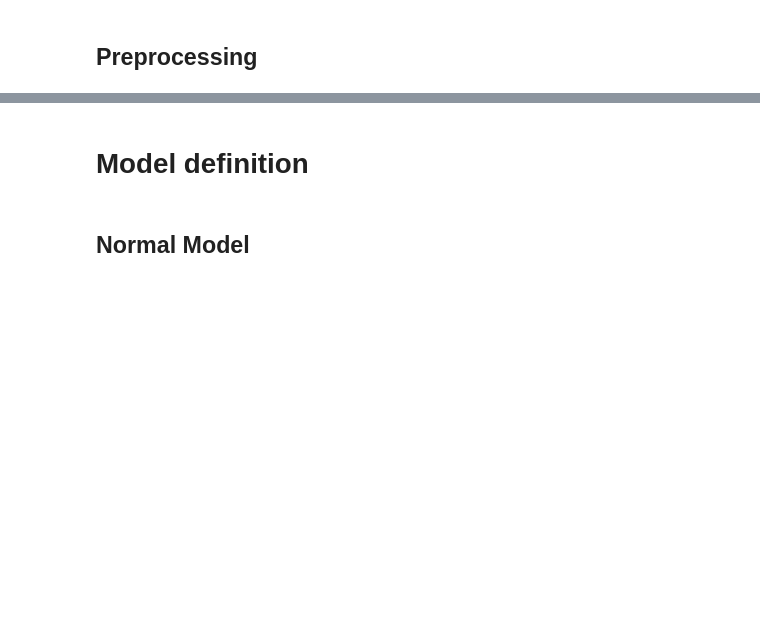
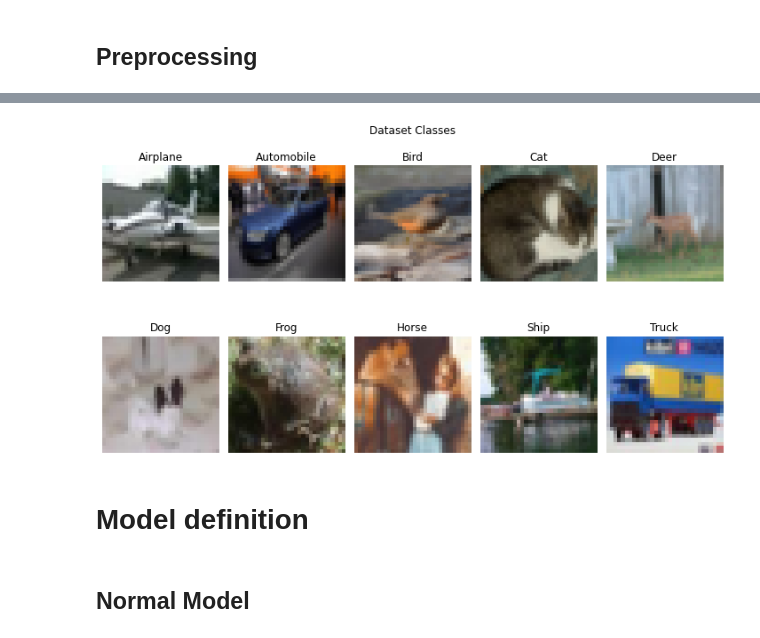
Before and after one commit to sagnik106/Color-Convolution, a Jupyter notebook: cifar10.ipynb, the cells around one changed output, grey strips where cells are left out. Saved outputs shown, nothing was run; the diff lists cells and outputs as text; code cells hidden in the pictures; blank space fills up the shorter version.

```diff
--- a/cifar10.ipynb
+++ b/cifar10.ipynb
@@ -53,3 +77,18 @@ x_test /= 255
+# %%
+fig=plt.figure(figsize=(10,6))
+name=["Airplane","Automobile","Bird","Cat","Deer","Dog","Frog","Horse","Ship","Truck"]
+for i in range(10):
+    ax=fig.add_subplot(2,5,i+1)
+    ax.axis('off')
+    temp=random.randint(0,x_train[y_train[:,i]==1].shape[0]-1)
+    ax.imshow(np.uint8(255*(x_train[y_train[:,i]==1][temp].reshape((32,32,3)))),cmap='gray')
+    ax.set_title(name[i])
+fig.suptitle("Dataset Classes")
+plt.tight_layout()
+plt.savefig("resources/dataclass.png",dpi=300)
+plt.show()
+# %% [output]
+[figure, added]
 # %% [markdown]
 # Model definition
 # %% [markdown]
```
Also changed, not shown: parts of 12 cells of this notebook, 8 other files.
